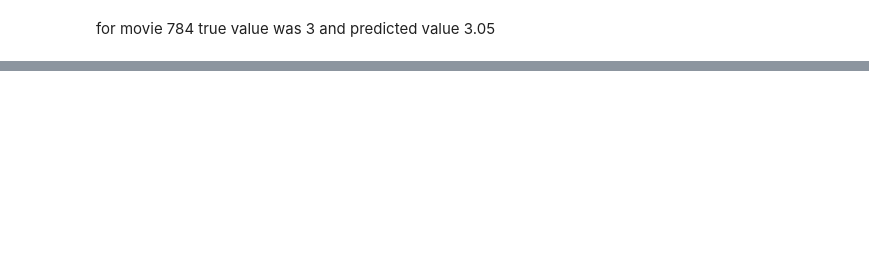
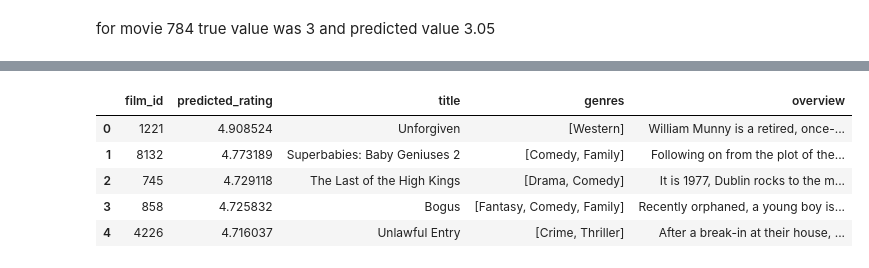
Before and after one commit to WGIceKing/ANDB, a Jupyter notebook: NoMlModels/models.ipynb, the cells around one changed output, grey strips where cells are left out. Saved outputs shown, nothing was run; the diff lists cells and outputs as text; code cells hidden in the pictures; blank space fills up the shorter version.

```diff
--- a/NoMlModels/models.ipynb
+++ b/NoMlModels/models.ipynb
@@ -328,0 +425,30 @@ for movie 784 true value was 3 and predicted value 3.05
+# %%
+testset = trainset.build_anti_testset()
+predictions = svd.test(testset)
+# %%
+from collections import defaultdict
+def get_top_n_all(predictions, n=10):
+    """Return the top-N recommendation for each user from a set of predictions.
+
+    Args:
+        predictions(list of Prediction objects): The list of predictions, as
+            returned by the test method of an algorithm.
+        n(int): The number of recommendation to output for each user. Default
+            is 10.
+
+    Returns:
+    A dict where keys are user (raw) ids and values are lists of tuples:
+        [(raw item id, rating estimation), ...] of size n.
+    """
+
+    # First map the predictions to each user.
+    top_n = defaultdict(list)
+    for uid, iid, true_r, est, _ in predictions:
+        top_n[uid].append((iid, est))
+
+    # Then sort the predictions for each user and retrieve the k highest ones.
+    for uid, user_ratings in top_n.items():
+        user_ratings.sort(key=lambda x: x[1], reverse=True)
+        top_n[uid] = user_ratings[:n]
+
+    return top_n
@@ -328,0 +475,16 @@ for movie 784 true value was 3 and predicted value 3.05
+# %%
+def get_top_n_user_desc(uid, predictions, n=5, moviesdf=movies_SVD):
+  top_n_all = get_top_n_all(predictions, n=5)
+  top_n_user = top_n_all[uid]
+  df = pd.DataFrame(top_n_user, columns =['film_id', 'predicted_rating'])
+  merged = df.merge(moviesdf, left_on='film_id', right_on='filmid', how='left')
+  return(merged)
+# %%
+get_top_n_user_desc(55, predictions) #5 prediction per user
+# %% [output]
+|  | film_id | predicted_rating | title | genres | overview |
+| 0 | 1221 | 4.908524 | Unforgiven | [Western] | William Munny is a retired, once-... |
+| 1 | 8132 | 4.773189 | Superbabies: Baby Geniuses 2 | [Comedy, Family] | Following on from the plot of the... |
+| 2 | 745 | 4.729118 | The Last of the High Kings | [Drama, Comedy] | It is 1977, Dublin rocks to the m... |
+| 3 | 858 | 4.725832 | Bogus | [Fantasy, Comedy, Family] | Recently orphaned, a young boy is... |
+| 4 | 4226 | 4.716037 | Unlawful Entry | [Crime, Thriller] | After a break-in at their house, ... |
```
Also changed, not shown: parts of 14 cells of this notebook, 1 other file.
